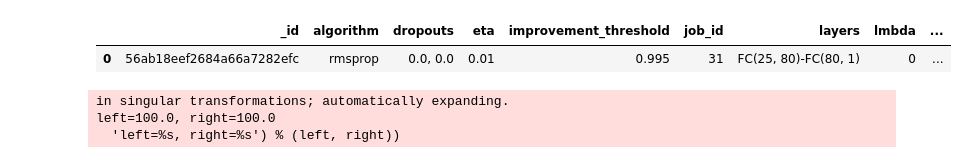
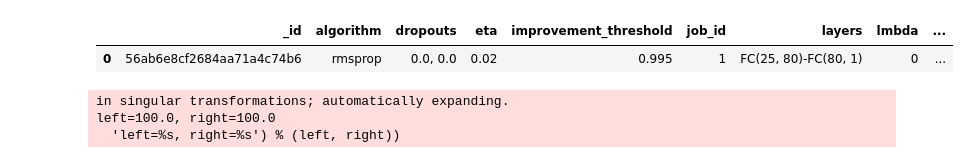
Before and after one commit to codingluke/ba-thesis-code, a Jupyter notebook: notebooks/metric_test.ipynb, the cells around one changed output. Drawn from its saved outputs; the diff is of its cells as text; code cells hidden in the pictures.

```diff
--- a/notebooks/metric_test.ipynb
+++ b/notebooks/metric_test.ipynb
@@ -10,8 +10,8 @@ sys.path.append(lib_path)
 from metric import MetricRecorder, MetricReader, plt
 import matplotlib.patches as mpatches
 # %%
-mr = MetricReader(config_dir_path='../src/simple.json')
-m = MetricRecorder(config_dir_path='../src/simple.json')
+mr = MetricReader(config_dir_path='../spearmint/minibatch-size/config.json')
+m = MetricRecorder(config_dir_path='../spearmint/minibatch-size/config.json')
 # %%
 mr.trainings.distinct('job_id')
 # %% [output]
@@ -23,8 +69,8 @@ mr.plot(job_id=5)
 # %%
-mr.get_job_metadata(job_id=31)
+mr.get_job_metadata(job_id=1_)
 # %% [output]
 |  | _id | algorithm | dropouts | eta | improvement_threshold | job_id | layers | lmbda | ... |
-| 0 | 56ab18eef2684a66a7282efc | rmsprop | 0.0, 0.0 | 0.01 | 0.995 | 31 | FC(25, 80)-FC(80, 1) | 0 | ... |
+| 0 | 56ab6e8cf2684aa71a4c74b6 | rmsprop | 0.0, 0.0 | 0.02 | 0.995 | 1 | FC(25, 80)-FC(80, 1) | 0 | ... |
 # %%
 mr.plot(job_id=32)
 # %% [output]
```
Also changed, not shown: parts of 7 cells of this notebook, 2 other files.
